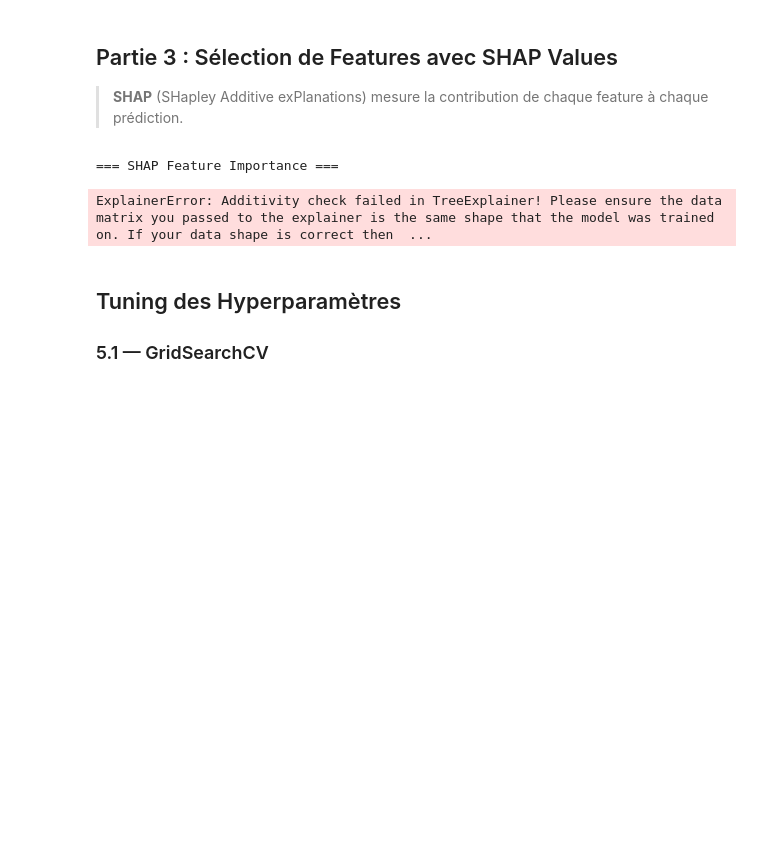
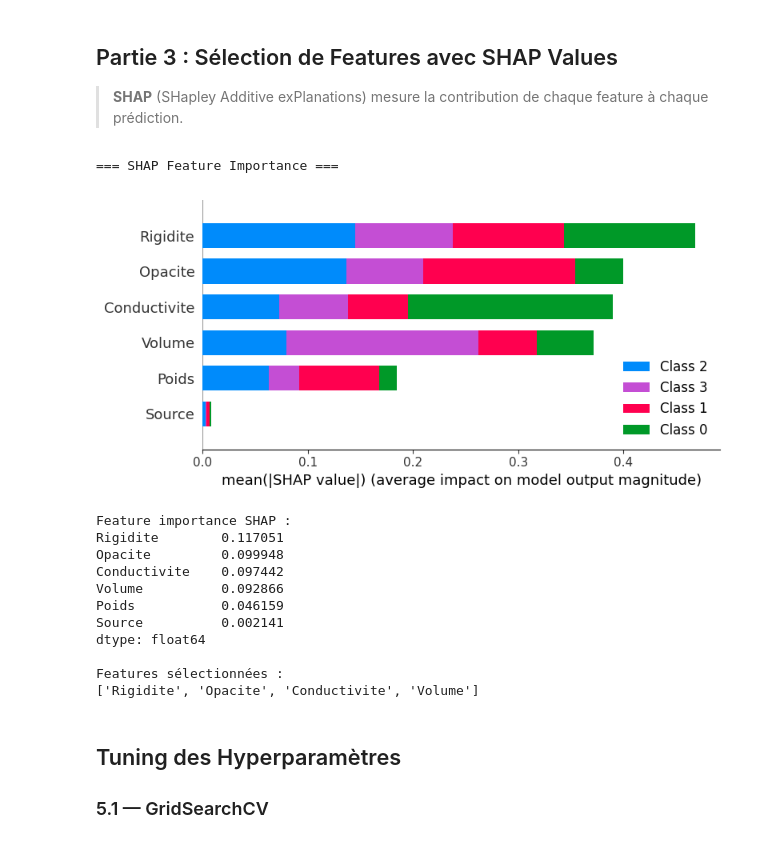
Before and after one commit to baccarifarah/eco-smart-classifier, a Jupyter notebook: src/modeling/classification.ipynb, the cells around one changed output. Saved outputs shown, nothing was run; the diff lists cells and outputs as text; code cells hidden in the pictures; blank space fills up the shorter version.

```diff
--- a/src/modeling/classification.ipynb
+++ b/src/modeling/classification.ipynb
@@ -452,11 +452,12 @@ display(results_clf)
 
 > **SHAP** (SHapley Additive exPlanations) mesure la contribution de chaque feature à chaque prédiction.
 # %%
+
 
 print("=== SHAP Feature Importance ===")
 
 # explainer
-explainer = shap.TreeExplainer(model_rf)
+explainer = shap.TreeExplainer(rf)
 shap_values = explainer.shap_values(X_test_scaled)
 
 # gestion multi-classe
@@ -466,34 +467,45 @@ sv = shap_values[0] if isinstance(shap_values, list) else shap_values
 shap.summary_plot(
     sv,
     X_test_scaled,
     feature_names=X.columns,
     plot_type="bar",
     show=True
 )
 
 # 2. IMPORTANCE SHAP
 if sv.ndim == 3:
     importance = np.abs(sv).mean(axis=(0, 2))
 else:
     importance = np.abs(sv).mean(axis=0)
 
 shap_importance = pd.Series(
     importance,
     index=X.columns
 ).sort_values(ascending=False)
 
 print("\nFeature importance SHAP :")
 print(shap_importance)
 
 # 3. SELECTION FEATURES
 threshold = shap_importance.quantile(0.25)
 selected_features = shap_importance[shap_importance > threshold].index.tolist()
 
 print("\nFeatures sélectionnées :")
 print(selected_features)
 # %% [output]
 === SHAP Feature Importance ===
+[figure, added]
-ExplainerError: Additivity check failed in TreeExplainer! Please ensure the data matrix you passed to the explainer is the same shape that the model was trained on. If your data shape is correct then  ...
+Feature importance SHAP :
+Rigidite        0.117051
+Opacite         0.099948
+Conductivite    0.097442
+Volume          0.092866
+Poids           0.046159
+Source          0.002141
+dtype: float64
+
+Features sélectionnées :
+['Rigidite', 'Opacite', 'Conductivite', 'Volume']
 # %% [markdown]
 
 ##  Tuning des Hyperparamètres
```
Also changed, not shown: parts of 5 cells of this notebook.
